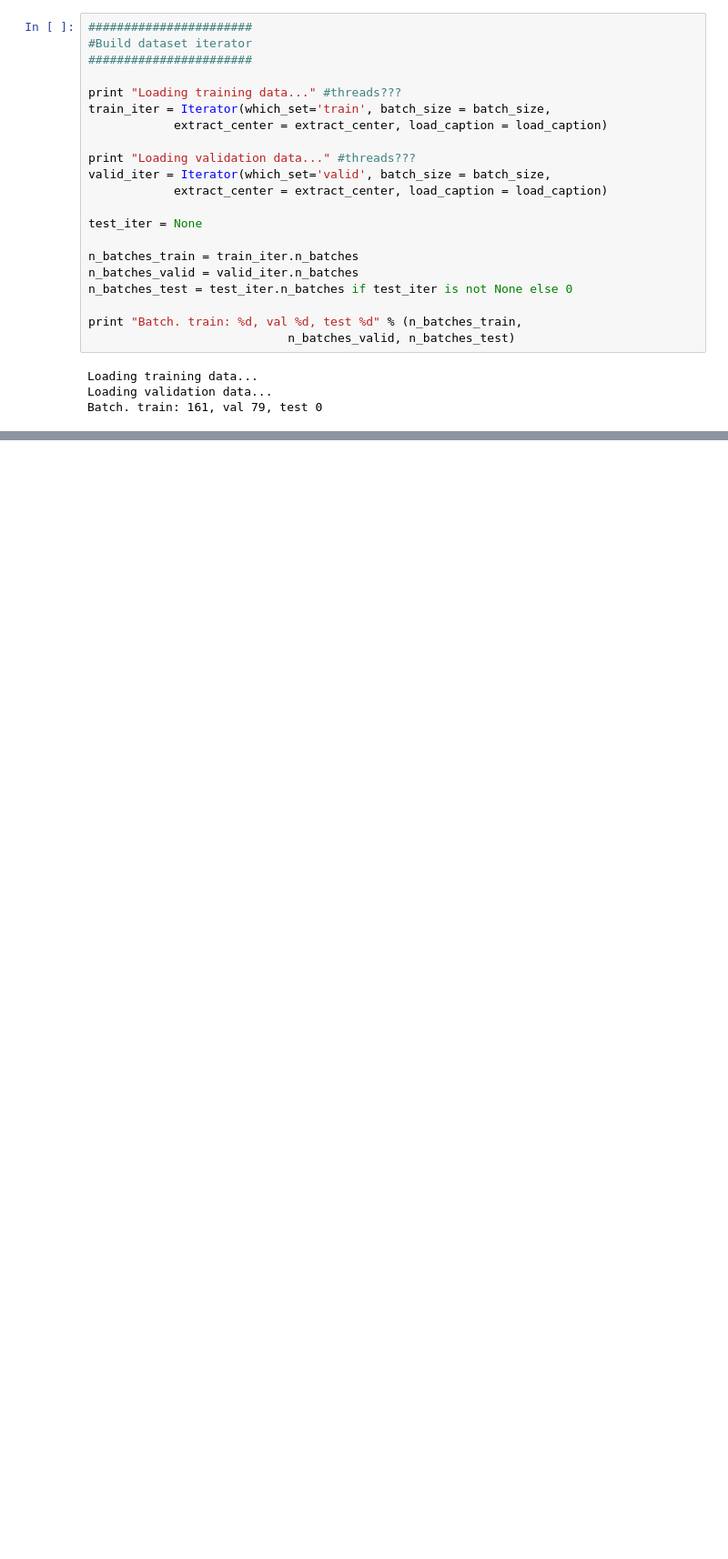
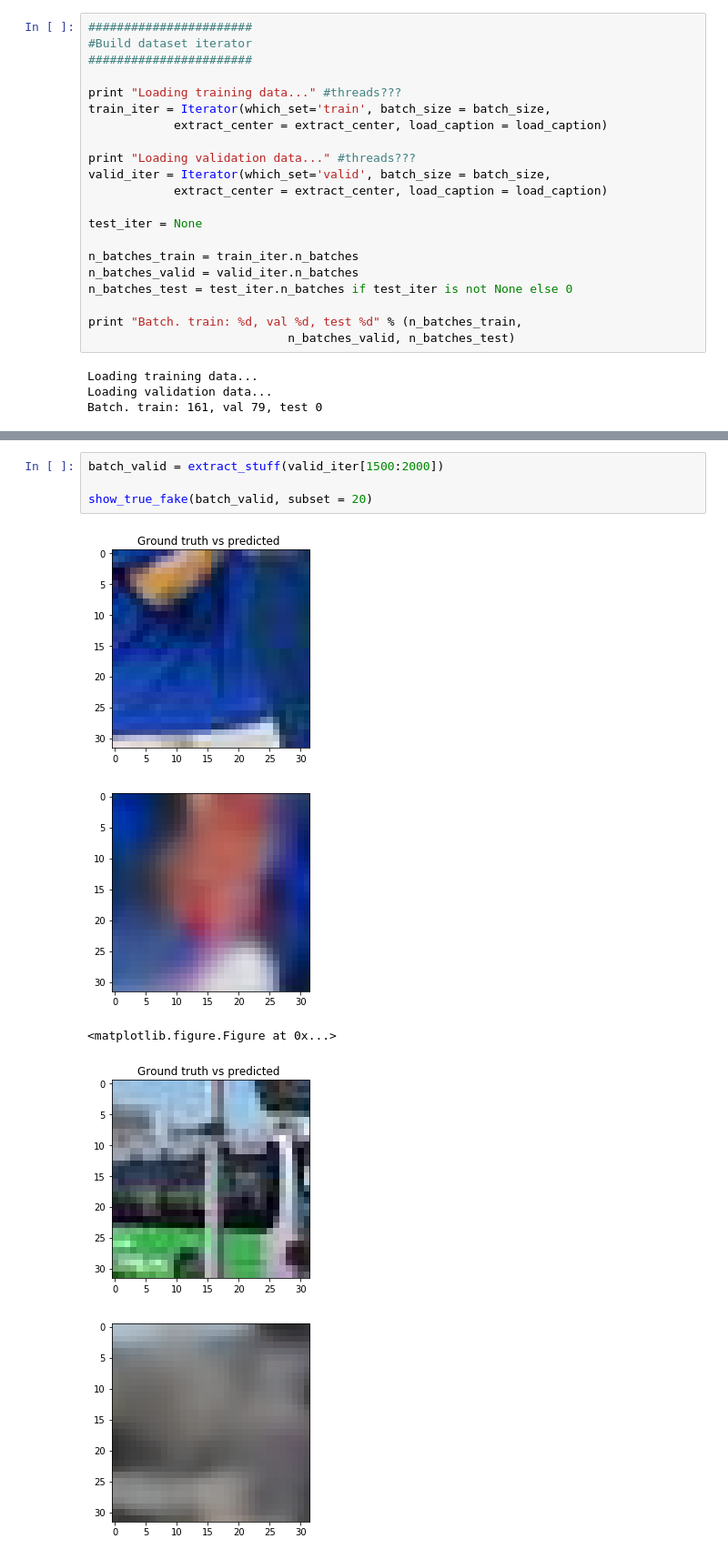
Before and after one commit to StephanieLarocque/ift6266_project, a Jupyter notebook: train_autoencoder.ipynb, the cells around one changed output, grey strips where cells are left out. Shown at 91% size. Cells and saved outputs as stored; diff of their text form; blank space fills up the shorter version.

```diff
--- a/train_autoencoder.ipynb
+++ b/train_autoencoder.ipynb
@@ -475,0 +275,10 @@ cost 2  =  0.00415697321296
+# %%
+batch_valid = extract_stuff(valid_iter[1500:2000])
+
+show_true_fake(batch_valid, subset = 20)
+# %% [output]
+[figure, added]
+[figure, added]
+<matplotlib.figure.Figure at 0x...>
+[figure, added]
+[figure, added]
```
Also changed, not shown: parts of 25 cells of this notebook.
